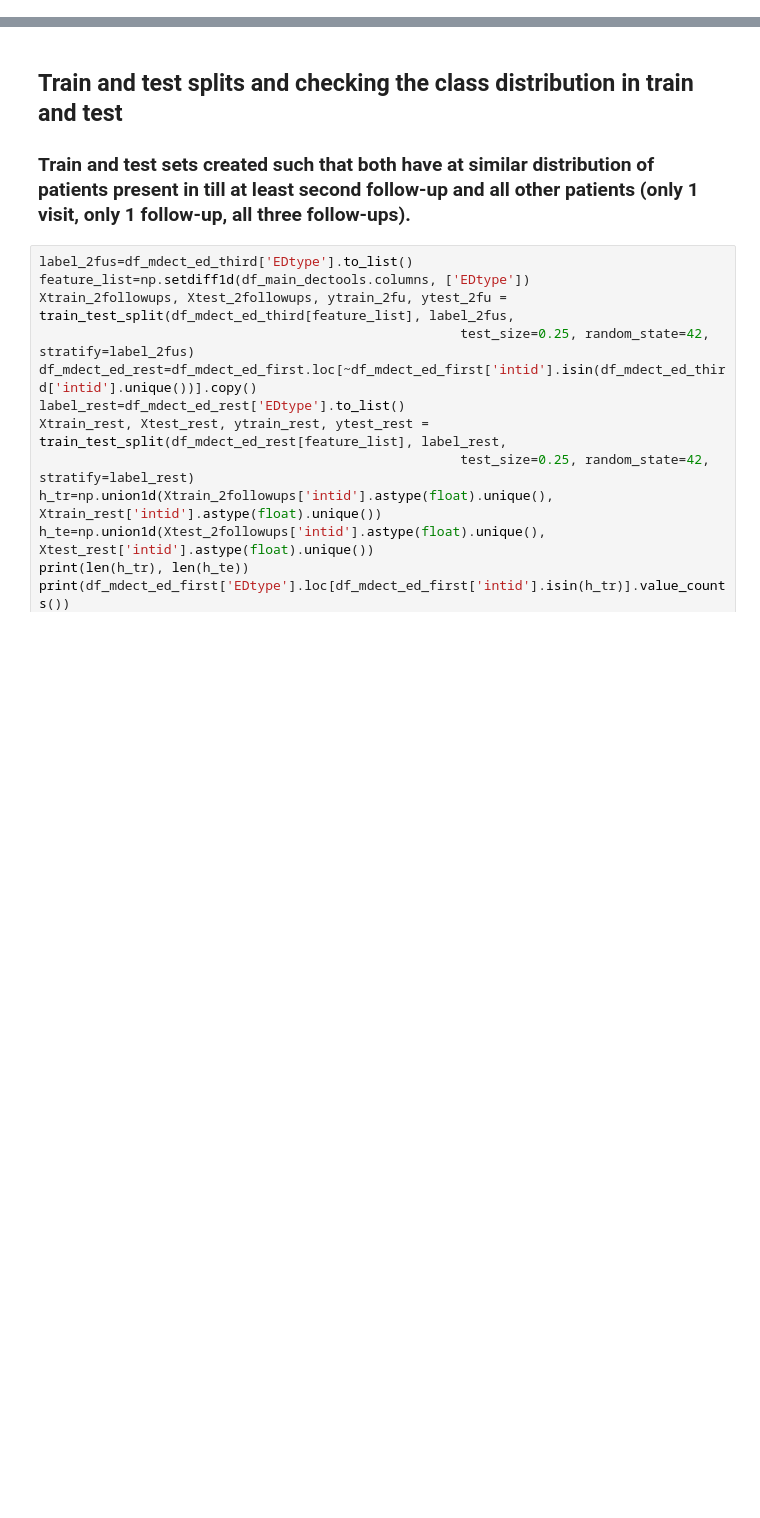
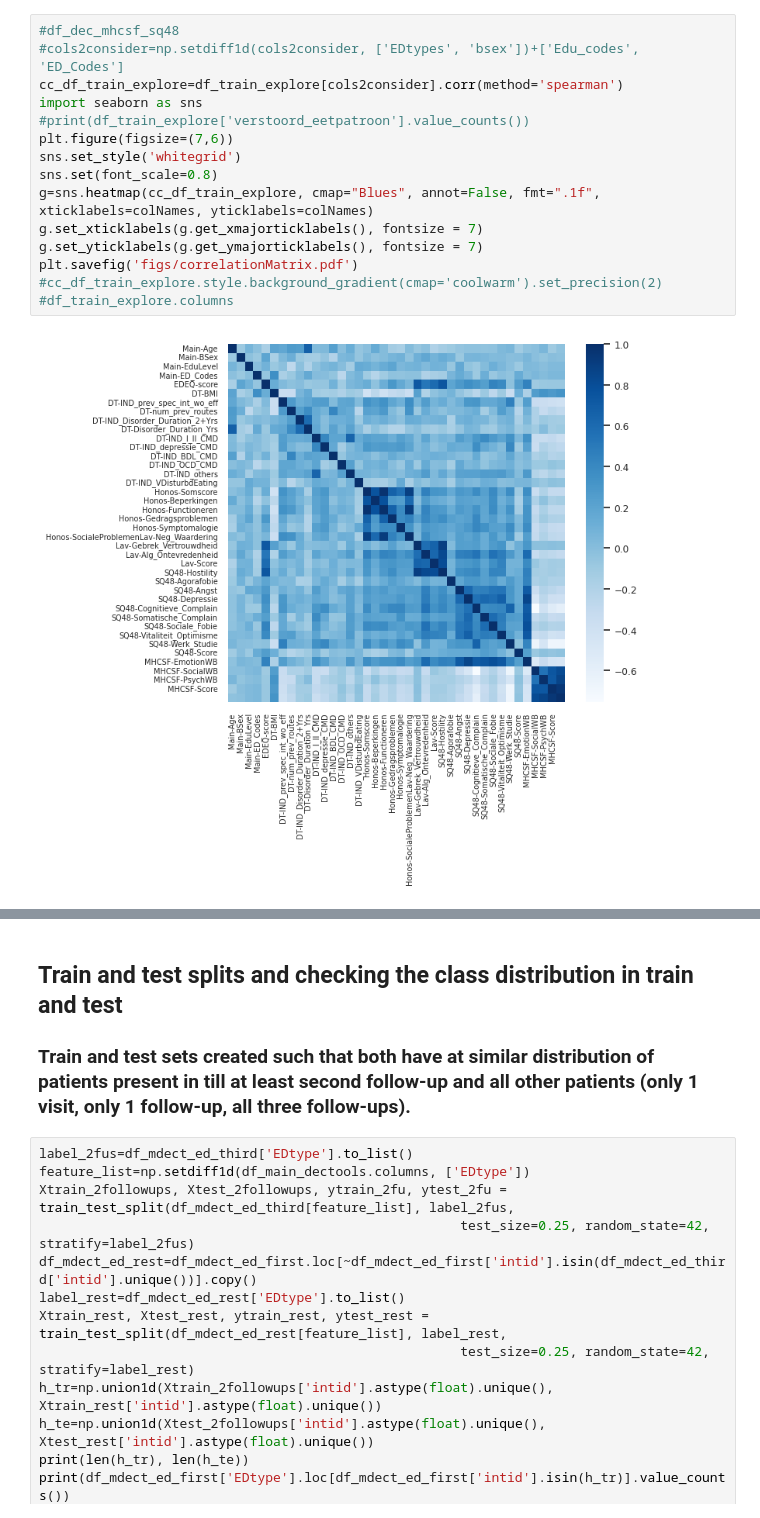
Before and after one commit to SrGh31/ED-profiling, a Jupyter notebook: Exploratory.ipynb, the cells around one changed output, grey strips where cells are left out. Cells and saved outputs as stored; diff of their text form; blank space fills up the shorter version.

```diff
--- a/Exploratory.ipynb
+++ b/Exploratory.ipynb
@@ -104,0 +208,17 @@ Name: count, dtype: int64
+# %%
+#df_dec_mhcsf_sq48
+#cols2consider=np.setdiff1d(cols2consider, ['EDtypes', 'bsex'])+['Edu_codes', 'ED_Codes']
+cc_df_train_explore=df_train_explore[cols2consider].corr(method='spearman')
+import seaborn as sns
+#print(df_train_explore['verstoord_eetpatroon'].value_counts())
+plt.figure(figsize=(7,6))
+sns.set_style('whitegrid')
+sns.set(font_scale=0.8)
+g=sns.heatmap(cc_df_train_explore, cmap="Blues", annot=False, fmt=".1f", xticklabels=colNames, yticklabels=colNames)
+g.set_xticklabels(g.get_xmajorticklabels(), fontsize = 7)
+g.set_yticklabels(g.get_ymajorticklabels(), fontsize = 7)
+plt.savefig('figs/correlationMatrix.pdf')
+#cc_df_train_explore.style.background_gradient(cmap='coolwarm').set_precision(2)
+#df_train_explore.columns
+# %% [output]
+[figure, added]
```
Also changed, not shown: parts of 15 cells of this notebook.
